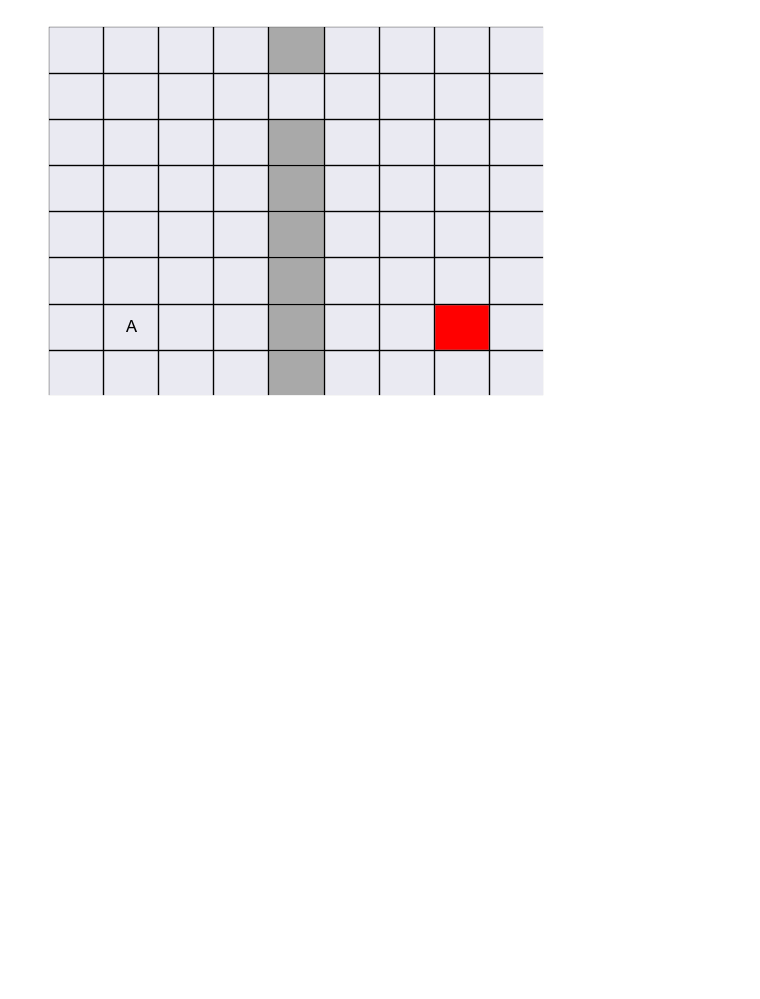
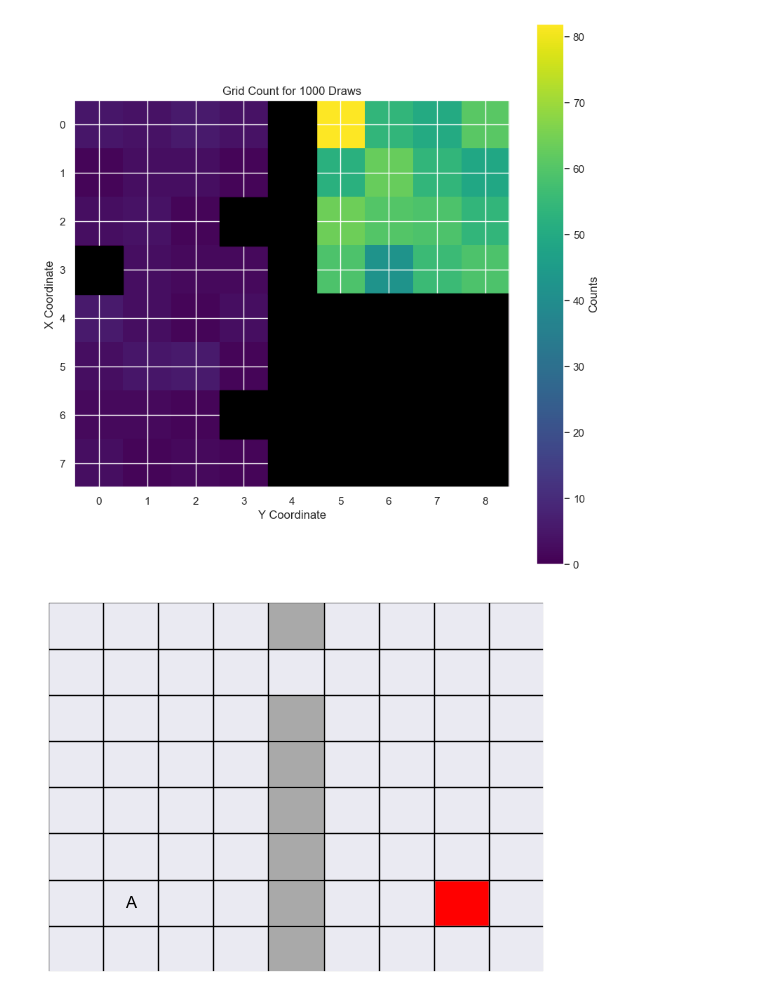
Before and after one commit to mariusdgm/phd-research, a Jupyter notebook: experiments/dqn/check_experiment.ipynb, the cells around one changed output. Drawn from its saved outputs; the diff is of its cells as text; code cells hidden in the pictures; blank space fills up the shorter version.

Commit message:
made wrapper for random start pos

```diff
--- a/experiments/dqn/check_experiment.ipynb
+++ b/experiments/dqn/check_experiment.ipynb
@@ -142,3 +65,54 @@ plot_draws(N, prob_A, space_A, space_B)
+# %%
+def plot_draws(N, prob_A, space_A, space_B):
+    """
+    Performs N draws using the random_select function and plots a grid with a colormap of the counts.
+
+    Args:
+        N (int): Number of draws.
+        prob_A (float): Probability for selecting space A.
+        space_A (tuple): Top left and bottom right corners of space A.
+        space_B (tuple): Top left and bottom right corners of space B.
+    """
+    # Determine the dimensions of the combined grid
+    min_x = min(space_A[0][0], space_B[0][0])
+    max_x = max(space_A[1][0], space_B[1][0])
+    min_y = min(space_A[0][1], space_B[0][1])
+    max_y = max(space_A[1][1], space_B[1][1])
+
+    # Initialize the grid with zeros
+    grid = np.zeros((max_x - min_x + 1, max_y - min_y + 1))
+
+    # Perform N draws and count occurrences
+    for _ in range(N):
+        x, y = random_select_starting_pos(prob_A, space_A, space_B)
+        grid[x - min_x, y - min_y] += 1
+
+    # Plot the grid
+    plt.figure(figsize=(10, 10))
+    plt.imshow(grid, cmap="viridis", interpolation="nearest", origin="lower")
+    plt.colorbar(label="Counts")
+
+    # Overlay the black squares for zero counts
+    for (i, j), count in np.ndenumerate(grid):
+        if count == 0:
+            plt.gca().add_patch(plt.Rectangle((j - 0.5, i - 0.5), 1, 1, color="black"))
+
+    plt.title(f"Grid Count for {N} Draws")
+    plt.xlabel("Y Coordinate")
+    plt.ylabel("X Coordinate")
+    plt.gca().invert_yaxis()  # Ensuring the y-axis is inverted to match matrix coordinates
+    plt.show()
+
+
+# Example usage
+N = 1000
+prob_A = 0.1
+space_A = ((0, 0), (7, 3))
+space_B = ((0, 5), (3, 8))
+
+plot_draws(N, prob_A, space_A, space_B)
+# %% [output]
+[figure, added]
 # %%
 terminal_states = {(6, 7): 1}
 start_state = (6, 1)
```
Also changed, not shown: parts of 12 cells of this notebook, 2 other files.
